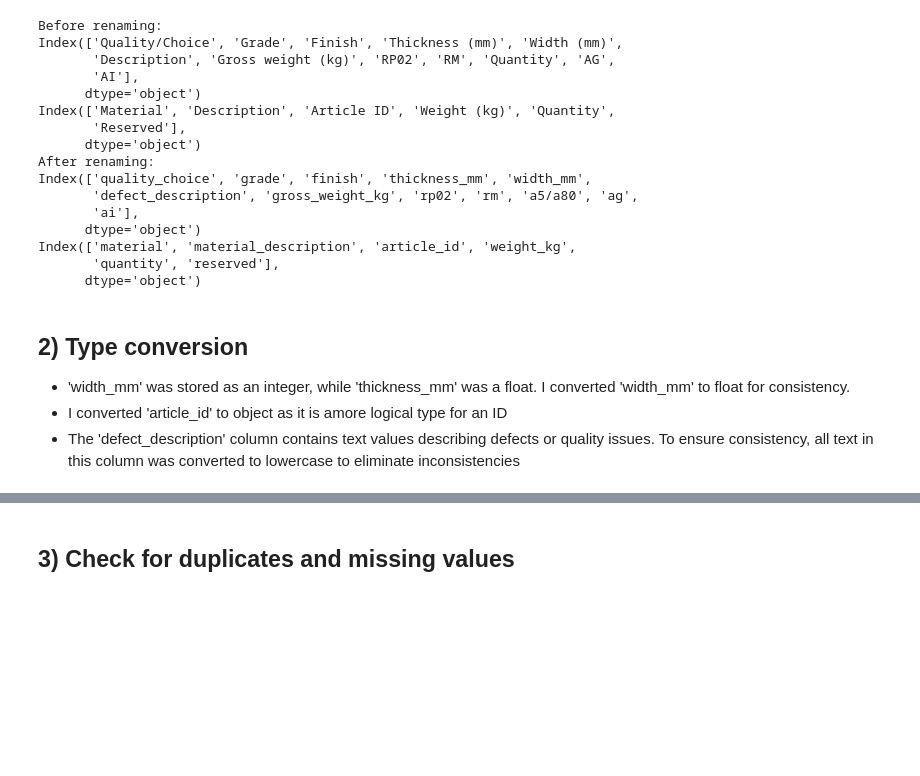
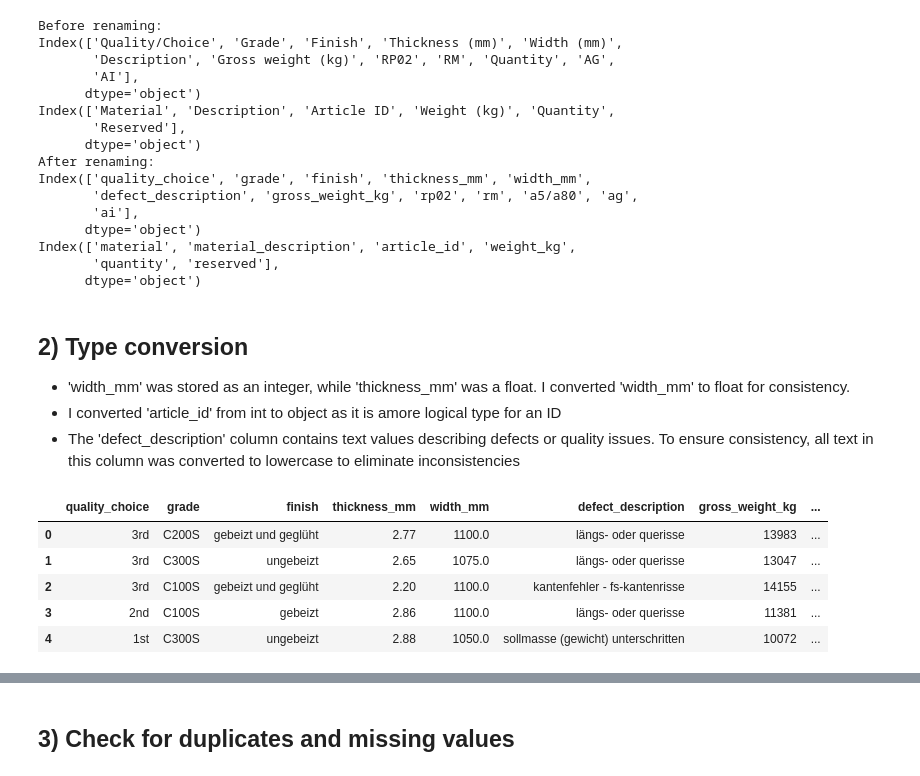
Before and after one commit to DavidePanza/VanillaSteel_CaseStudy, a Jupyter notebook: Notebooks/task_1.ipynb, the cells around one changed output, grey strips where cells are left out. Saved outputs shown, nothing was run; the diff lists cells and outputs as text; code cells hidden in the pictures; blank space fills up the shorter version.

```diff
--- a/Notebooks/task_1.ipynb
+++ b/Notebooks/task_1.ipynb
@@ -83,7 +102,7 @@ Index(['material', 'material_description', 'article_id', 'weight_kg',
 ## 2) Type conversion
 
 - 'width_mm' was stored as an integer, while 'thickness_mm' was a float. I converted 'width_mm' to float for consistency.
-- I converted 'article_id' to object as it is amore logical type for an ID
+- I converted 'article_id' from int to object as it is amore logical type for an ID
 - The 'defect_description' column contains text values describing defects or quality issues. To ensure consistency, all text in this column was converted to lowercase to eliminate inconsistencies
 # %%
 # Convert width_mm to float for consistency
@@ -112,3 +131,12 @@ reserved_translation = {
 
 data2['reserved'] = data2['reserved'].map(reserved_translation).str.lower()
 data2['material_description'] = data2['material_description'].map(material_description_translation).str.lower()
+# %%
+data1.head()
+# %% [output]
+|  | quality_choice | grade | finish | thickness_mm | width_mm | defect_description | gross_weight_kg | ... |
+| 0 | 3rd | C200S | gebeizt und geglüht | 2.77 | 1100.0 | längs- oder querisse | 13983 | ... |
+| 1 | 3rd | C300S | ungebeizt | 2.65 | 1075.0 | längs- oder querisse | 13047 | ... |
+| 2 | 3rd | C100S | gebeizt und geglüht | 2.20 | 1100.0 | kantenfehler - fs-kantenrisse | 14155 | ... |
+| 3 | 2nd | C100S | gebeizt | 2.86 | 1100.0 | längs- oder querisse | 11381 | ... |
+| 4 | 1st | C300S | ungebeizt | 2.88 | 1050.0 | sollmasse (gewicht) unterschritten | 10072 | ... |
```
Also changed, not shown: parts of 8 cells of this notebook.
